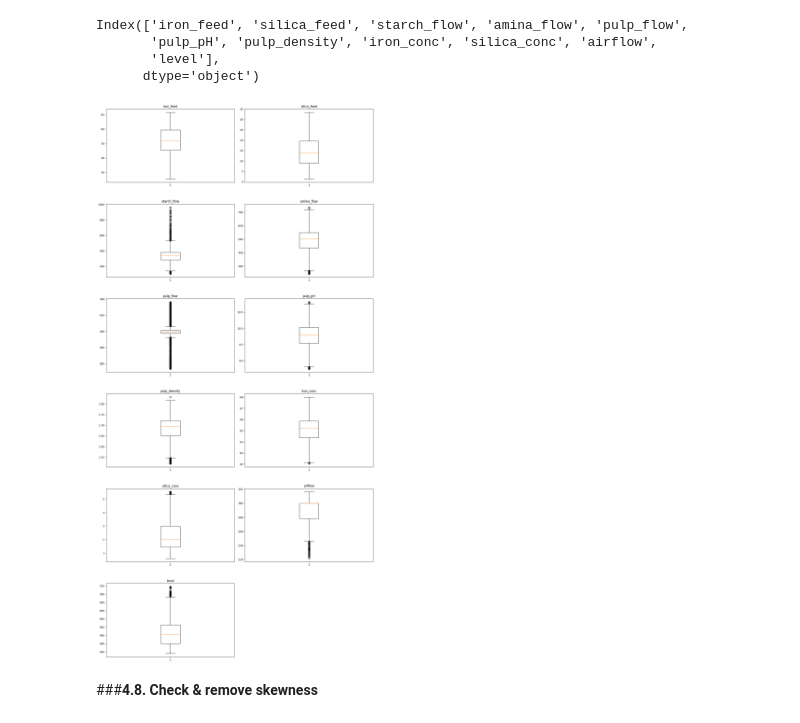
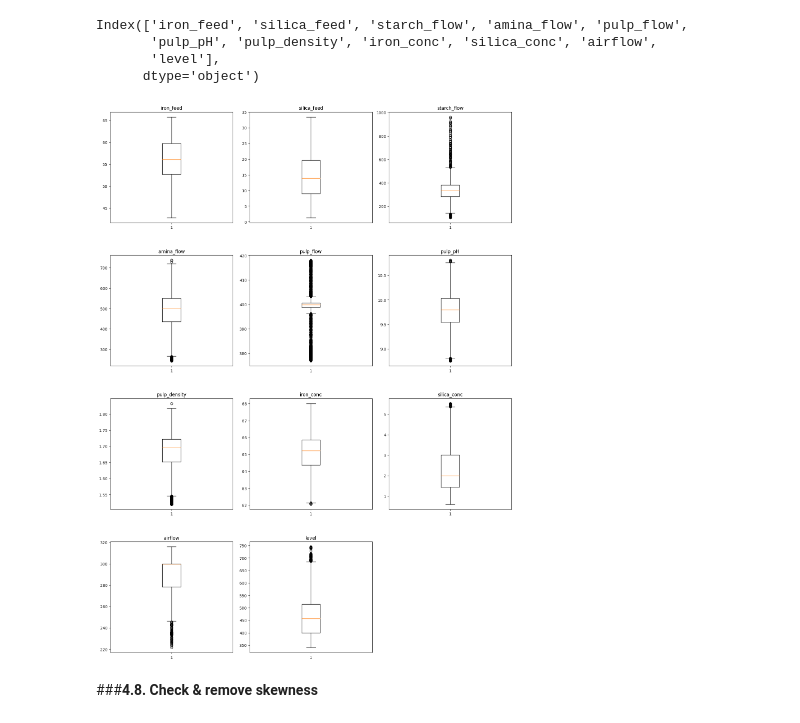
Before and after one commit to ArifAygun/Iron-Ore-Froth-Flotation-Quality-Prediction, a Jupyter notebook: AA_Graduate_Project_1.ipynb, the cells around one changed output. Cells and saved outputs as stored; diff of their text form; code cells hidden in the pictures.

```diff
--- a/AA_Graduate_Project_1.ipynb
+++ b/AA_Graduate_Project_1.ipynb
@@ -439,30 +440,30 @@ Index(['iron_feed', 'silica_feed', 'starch_flow', 'amina_flow', 'pulp_flow',
 # %%
 variables = ['iron_feed', 'silica_feed', 'starch_flow',
              'amina_flow', 'pulp_flow', 'pulp_pH',
              'pulp_density', 'iron_conc', 'silica_conc',
              'airflow', 'level']
 
 num_rows = (len(variables) + 1) // 2
-num_cols = 2
+num_cols = 3
 
 fig, axes = plt.subplots(num_rows, num_cols,
                          figsize=(15, num_rows * 5))
 
 axes = axes.flatten()
 
 for i, variable in enumerate(variables):
     data = flotation[variable]
     axes[i].boxplot(data)
     axes[i].set_title(variable)
 
 for j in range(len(variables),
                num_rows * num_cols):
     fig.delaxes(axes[j])
 
 plt.tight_layout(h_pad=5)
 plt.show()
 # %% [output]
-[figure, old version]
+[figure, new version]
 # %%
 from scipy.stats import mstats
 from scipy.stats.mstats import winsorize
```
Also changed, not shown: parts of 12 cells of this notebook.
